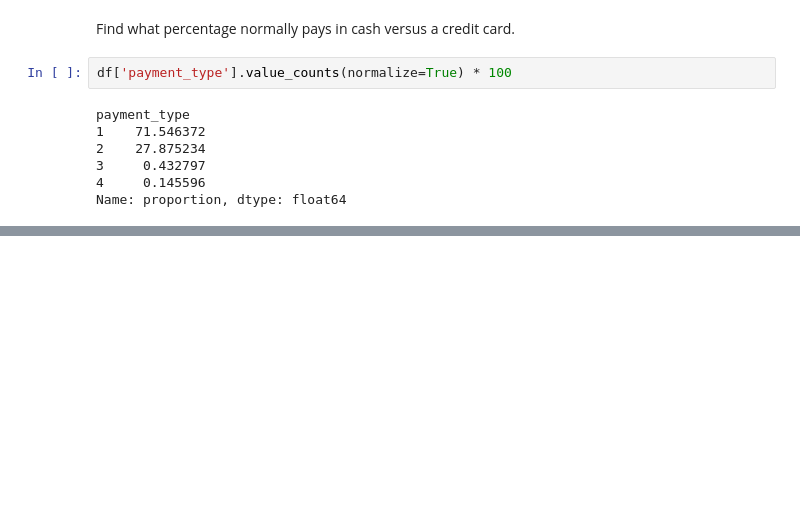
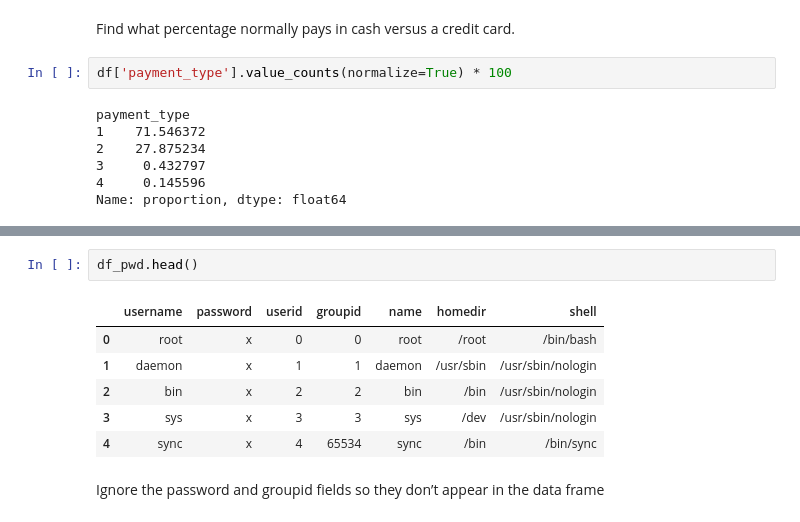
Before and after one commit to valatwork/excel-with-python-and-r, a Jupyter notebook: project/007P-workout-3.ipynb, the cells around one changed output, grey strips where cells are left out. Saved outputs shown, nothing was run; the diff lists cells and outputs as text; blank space fills up the shorter version.

```diff
--- a/project/007P-workout-3.ipynb
+++ b/project/007P-workout-3.ipynb
@@ -114,0 +356,11 @@ Name: proportion, dtype: float64
+# %%
+df_pwd.head()
+# %% [output]
+|  | username | password | userid | groupid | name | homedir | shell |
+| 0 | root | x | 0 | 0 | root | /root | /bin/bash |
+| 1 | daemon | x | 1 | 1 | daemon | /usr/sbin | /usr/sbin/nologin |
+| 2 | bin | x | 2 | 2 | bin | /bin | /usr/sbin/nologin |
+| 3 | sys | x | 3 | 3 | sys | /dev | /usr/sbin/nologin |
+| 4 | sync | x | 4 | 65534 | sync | /bin | /bin/sync |
+# %% [markdown]
+Ignore the password and groupid fields so they don’t appear in the data frame
```
Also changed, not shown: parts of 97 cells of this notebook.
